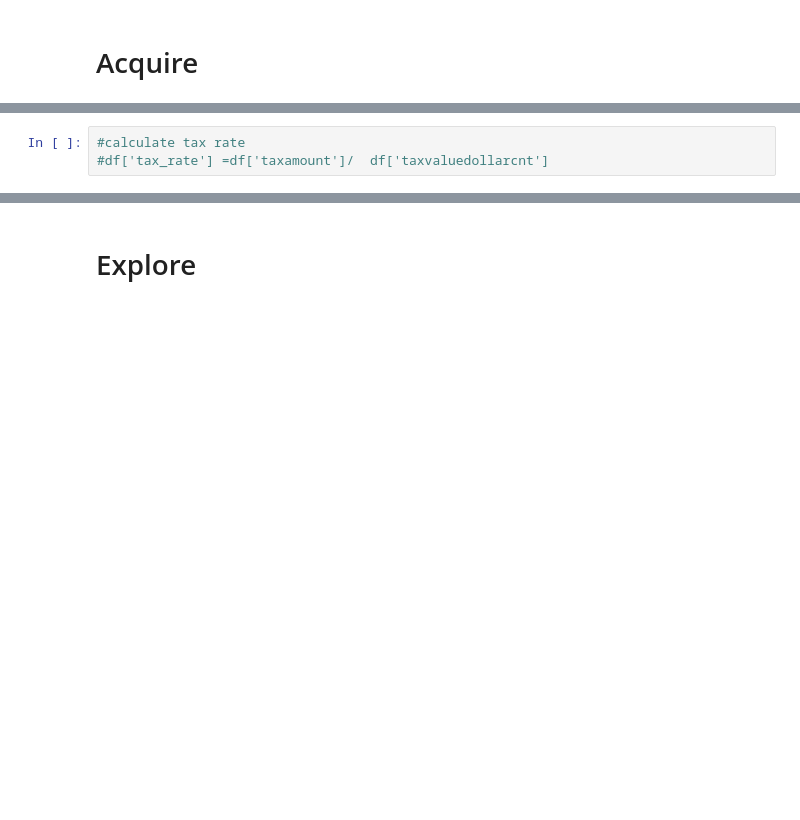
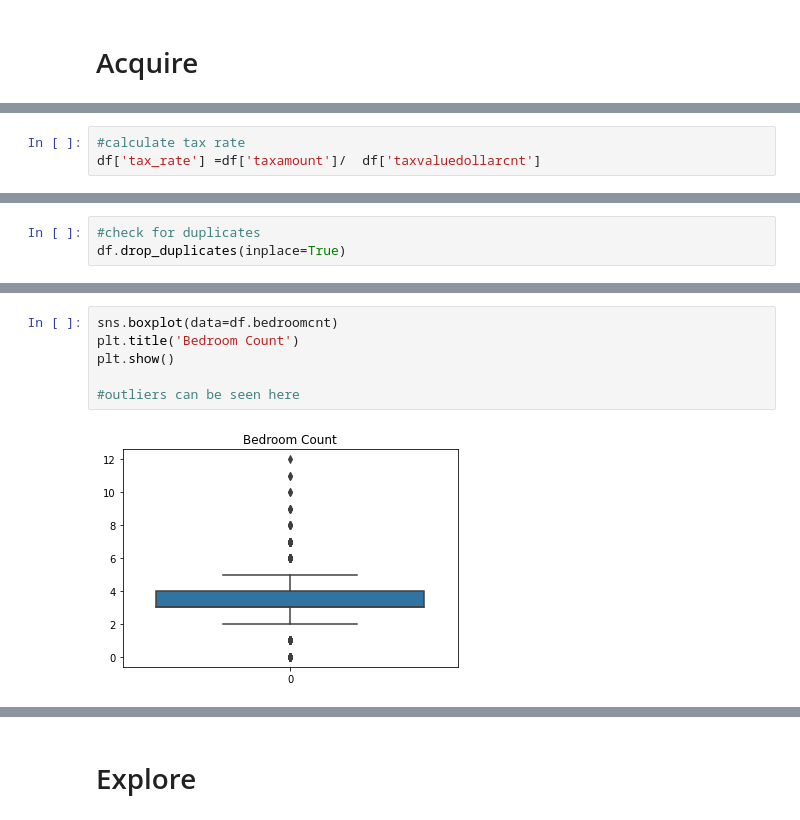
Before and after one commit to natasharivers/Zillow_Regression_Project, a Jupyter notebook: Initial Notebook.ipynb, the cells around one changed output, grey strips where cells are left out. Saved outputs shown, nothing was run; the diff lists cells and outputs as text; blank space fills up the shorter version.

Commit message:
create distribution visuals and find outliers with IQR

```diff
--- a/Initial Notebook.ipynb
+++ b/Initial Notebook.ipynb
@@ -23,3 +50,3 @@ df.head()
 # %%
 #calculate tax rate
-#df['tax_rate'] =df['taxamount']/  df['taxvaluedollarcnt']
+df['tax_rate'] =df['taxamount']/  df['taxvaluedollarcnt']
@@ -66,0 +75,3 @@ X_test -> (3578, 8)
+# %%
+#check for duplicates
+df.drop_duplicates(inplace=True)
@@ -66,0 +143,8 @@ X_test -> (3578, 8)
+# %%
+sns.boxplot(data=df.bedroomcnt)
+plt.title('Bedroom Count')
+plt.show()
+
+#outliers can be seen here
+# %% [output]
+[figure, added]
```
Also changed, not shown: parts of 40 cells of this notebook.
